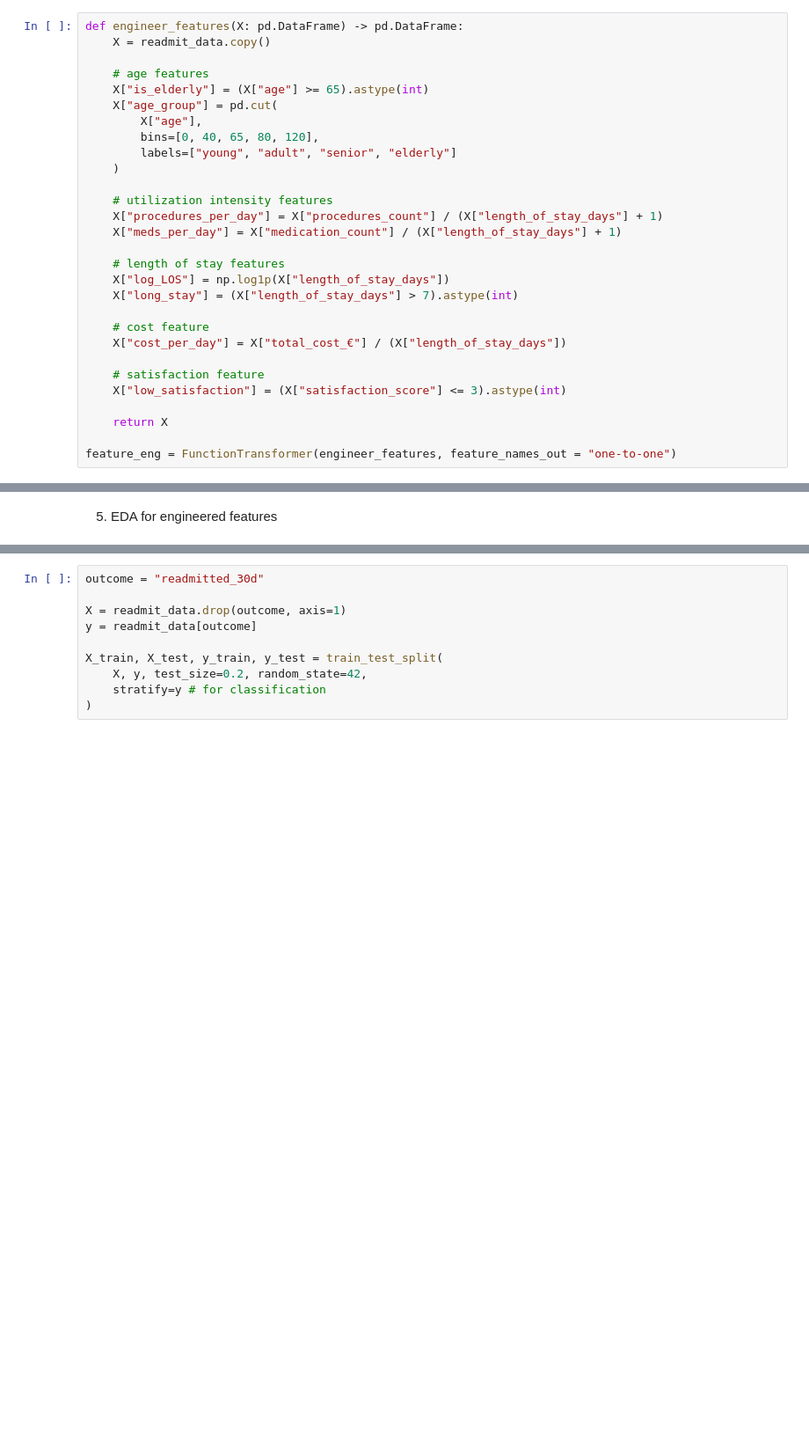
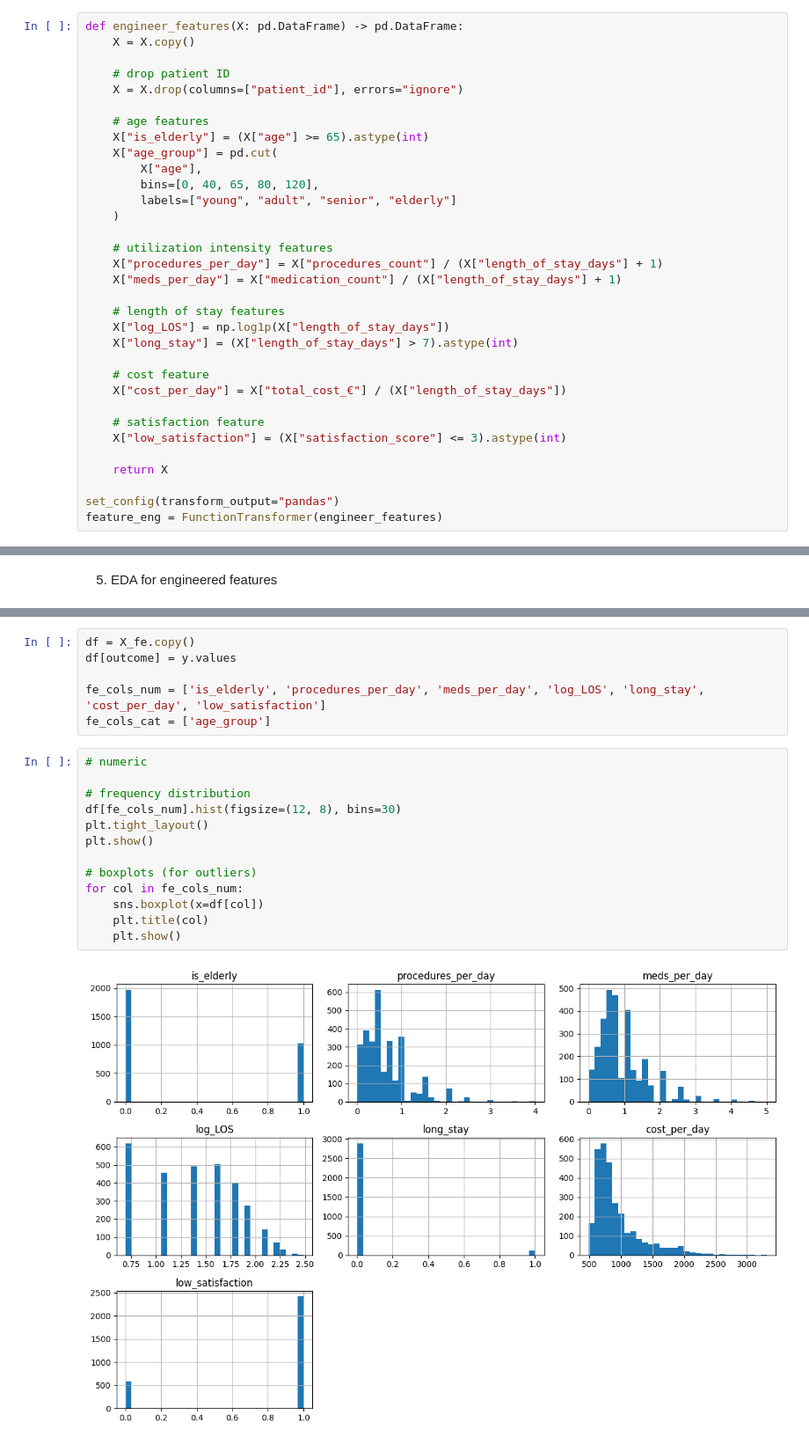
Before and after one commit to carina-ds/readmission, a Jupyter notebook: 03. feature engineering.ipynb, the cells around one changed output, grey strips where cells are left out. Shown at 88% size. Cells and saved outputs as stored; diff of their text form; blank space fills up the shorter version.

```diff
--- a/03. feature engineering.ipynb
+++ b/03. feature engineering.ipynb
@@ -49,7 +59,10 @@ Categorical: Index(['gender', 'admission_type', 'department', 'discharge_status'
 3. feature engineering
 # %%
 def engineer_features(X: pd.DataFrame) -> pd.DataFrame:
-    X = readmit_data.copy()
+    X = X.copy()
+
+    # drop patient ID
+    X = X.drop(columns=["patient_id"], errors="ignore")
 
     # age features
     X["is_elderly"] = (X["age"] >= 65).astype(int)
@@ -75,6 +88,7 @@ def engineer_features(X: pd.DataFrame) -> pd.DataFrame:
 
     return X
 
-feature_eng = FunctionTransformer(engineer_features, feature_names_out = "one-to-one")
+set_config(transform_output="pandas")
+feature_eng = FunctionTransformer(engineer_features)
 # %% [markdown]
 4. feature selection
@@ -105,10 +121,21 @@ x. split into training and test data
-# %%
-outcome = "readmitted_30d"
-
-X = readmit_data.drop(outcome, axis=1)
-y = readmit_data[outcome]
-
-X_train, X_test, y_train, y_test = train_test_split(
-    X, y, test_size=0.2, random_state=42,
-    stratify=y # for classification
-)
+# %%
+df = X_fe.copy()
+df[outcome] = y.values
+
+fe_cols_num = ['is_elderly', 'procedures_per_day', 'meds_per_day', 'log_LOS', 'long_stay', 'cost_per_day', 'low_satisfaction']
+fe_cols_cat = ['age_group']
+# %%
+# numeric
+
+# frequency distribution
+df[fe_cols_num].hist(figsize=(12, 8), bins=30)
+plt.tight_layout()
+plt.show()
+
+# boxplots (for outliers)
+for col in fe_cols_num:
+    sns.boxplot(x=df[col])
+    plt.title(col)
+    plt.show()
+# %% [output]
+[figure, added]
```
Also changed, not shown: parts of 9 cells of this notebook, 2 other files.
